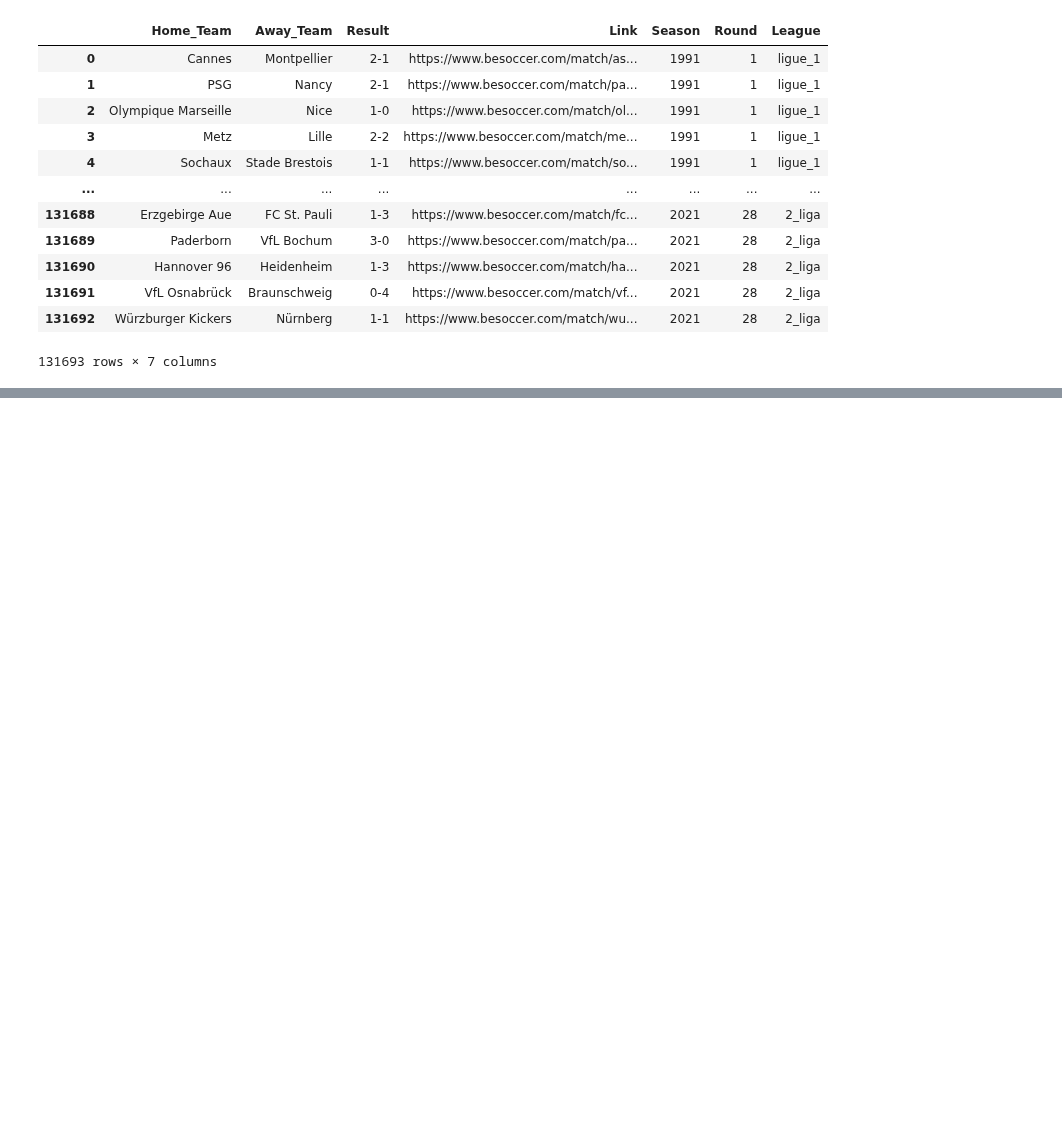
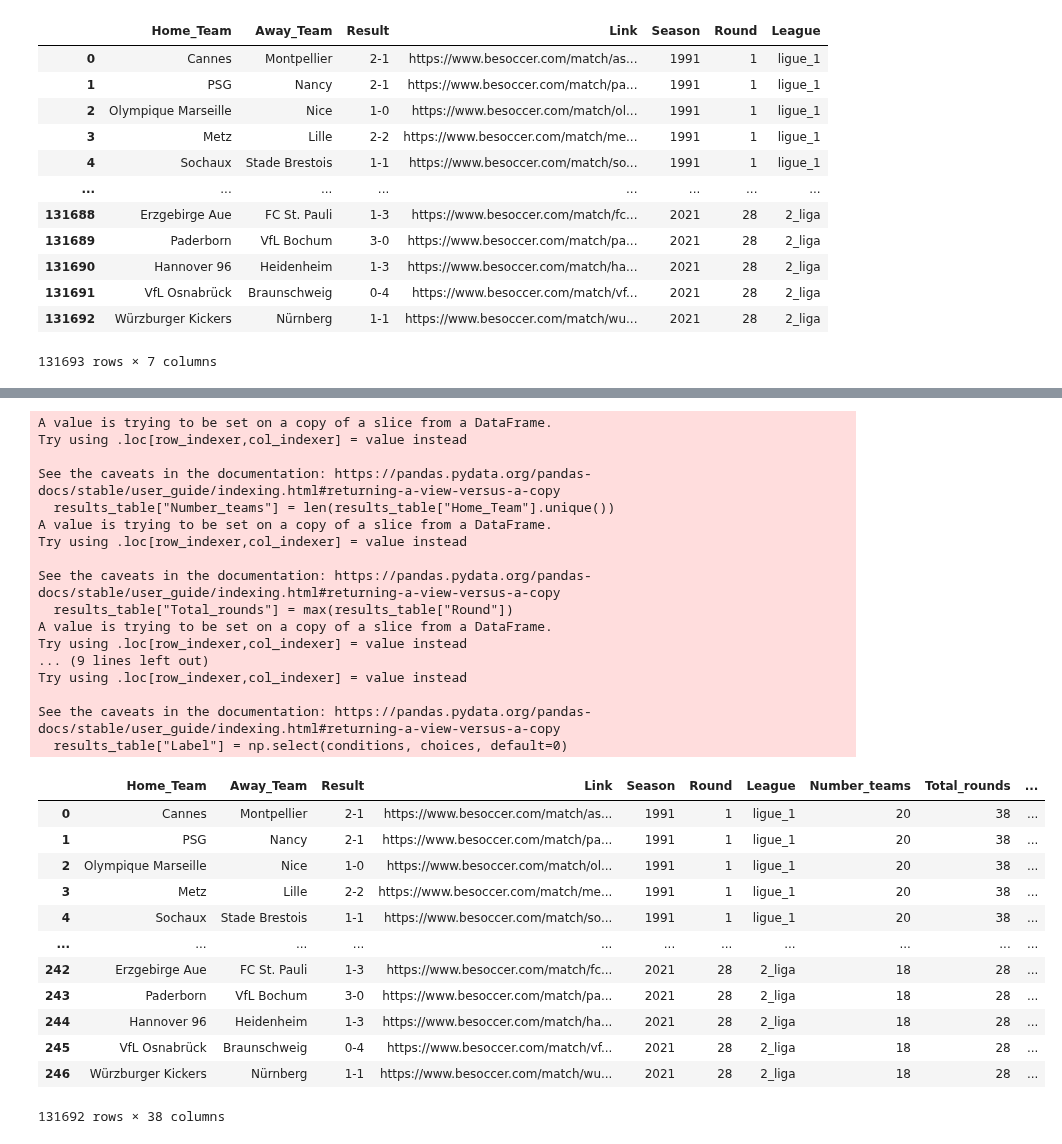
Before and after one commit to armanh3k/Football-Outcome-Predictions, a Jupyter notebook: feature_engineering.ipynb, the cells around one changed output, grey strips where cells are left out. Saved outputs shown, nothing was run; the diff lists cells and outputs as text; code cells hidden in the pictures; blank space fills up the shorter version.

```diff
--- a/feature_engineering.ipynb
+++ b/feature_engineering.ipynb
@@ -571,0 +601,61 @@ full_results_table
+# %%
+leagues = ['ligue_1','championship','eerste_divisie','ligue_2','premier_league','eredivisie','primera_division','primeira_liga','segunda_division','segunda_liga','serie_b','bundesliga','serie_a','2_liga']
+
+# additional datasets from external sources
+elo_table = pd.DataFrame.from_dict(pickle.load(open('datasets/elo_dict.pkl', 'rb'))).T.reset_index()
+
+final_results_table = pd.DataFrame()
+
+for league in leagues:
+    for year in range(1990, 2022):
+        league_table = full_results_table.loc[(full_results_table['League'] == league)  & (full_results_table['Season'] == year)]
+
+        if len(league_table) > 0:
+            league_table = number_of_teams(league_table)
+            league_table = total_rounds(league_table)
+            league_table = home_away_goals(league_table)
+            league_table = win_loss_draw(league_table)
+            league_table = add_elo(league_table, elo_table)
+            league_table = total_streaks(league_table)
+            league_table = total_result(league_table)
+            league_table = points_position(league_table)
+            league_table = total_goals(league_table)
+
+        else:
+            continue
+
+        final_results_table = pd.concat([final_results_table, league_table], axis=0)
+
+
+final_results_table
+# %% [output]
+A value is trying to be set on a copy of a slice from a DataFrame.
+Try using .loc[row_indexer,col_indexer] = value instead
+
+See the caveats in the documentation: https://pandas.pydata.org/pandas-docs/stable/user_guide/indexing.html#returning-a-view-versus-a-copy
+  results_table["Number_teams"] = len(results_table["Home_Team"].unique())
+A value is trying to be set on a copy of a slice from a DataFrame.
+Try using .loc[row_indexer,col_indexer] = value instead
+
+See the caveats in the documentation: https://pandas.pydata.org/pandas-docs/stable/user_guide/indexing.html#returning-a-view-versus-a-copy
+  results_table["Total_rounds"] = max(results_table["Round"])
+A value is trying to be set on a copy of a slice from a DataFrame.
+Try using .loc[row_indexer,col_indexer] = value instead
+... (9 lines left out)
+Try using .loc[row_indexer,col_indexer] = value instead
+
+See the caveats in the documentation: https://pandas.pydata.org/pandas-docs/stable/user_guide/indexing.html#returning-a-view-versus-a-copy
+  results_table["Label"] = np.select(conditions, choices, default=0)
+|  | Home_Team | Away_Team | Result | Link | Season | Round | League | Number_teams | Total_rounds | ... |
+| 0 | Cannes | Montpellier | 2-1 | https://www.besoccer.com/match/as... | 1991 | 1 | ligue_1 | 20 | 38 | ... |
+| 1 | PSG | Nancy | 2-1 | https://www.besoccer.com/match/pa... | 1991 | 1 | ligue_1 | 20 | 38 | ... |
+| 2 | Olympique Marseille | Nice | 1-0 | https://www.besoccer.com/match/ol... | 1991 | 1 | ligue_1 | 20 | 38 | ... |
+| 3 | Metz | Lille | 2-2 | https://www.besoccer.com/match/me... | 1991 | 1 | ligue_1 | 20 | 38 | ... |
+| 4 | Sochaux | Stade Brestois | 1-1 | https://www.besoccer.com/match/so... | 1991 | 1 | ligue_1 | 20 | 38 | ... |
+| ... | ... | ... | ... | ... | ... | ... | ... | ... | ... | ... |
+| 242 | Erzgebirge Aue | FC St. Pauli | 1-3 | https://www.besoccer.com/match/fc... | 2021 | 28 | 2_liga | 18 | 28 | ... |
+| 243 | Paderborn | VfL Bochum | 3-0 | https://www.besoccer.com/match/pa... | 2021 | 28 | 2_liga | 18 | 28 | ... |
+| 244 | Hannover 96 | Heidenheim | 1-3 | https://www.besoccer.com/match/ha... | 2021 | 28 | 2_liga | 18 | 28 | ... |
+| 245 | VfL Osnabrück | Braunschweig | 0-4 | https://www.besoccer.com/match/vf... | 2021 | 28 | 2_liga | 18 | 28 | ... |
+| 246 | Würzburger Kickers | Nürnberg | 1-1 | https://www.besoccer.com/match/wu... | 2021 | 28 | 2_liga | 18 | 28 | ... |
+131692 rows × 38 columns
```
Also changed, not shown: parts of 15 cells of this notebook, 2 other files.
